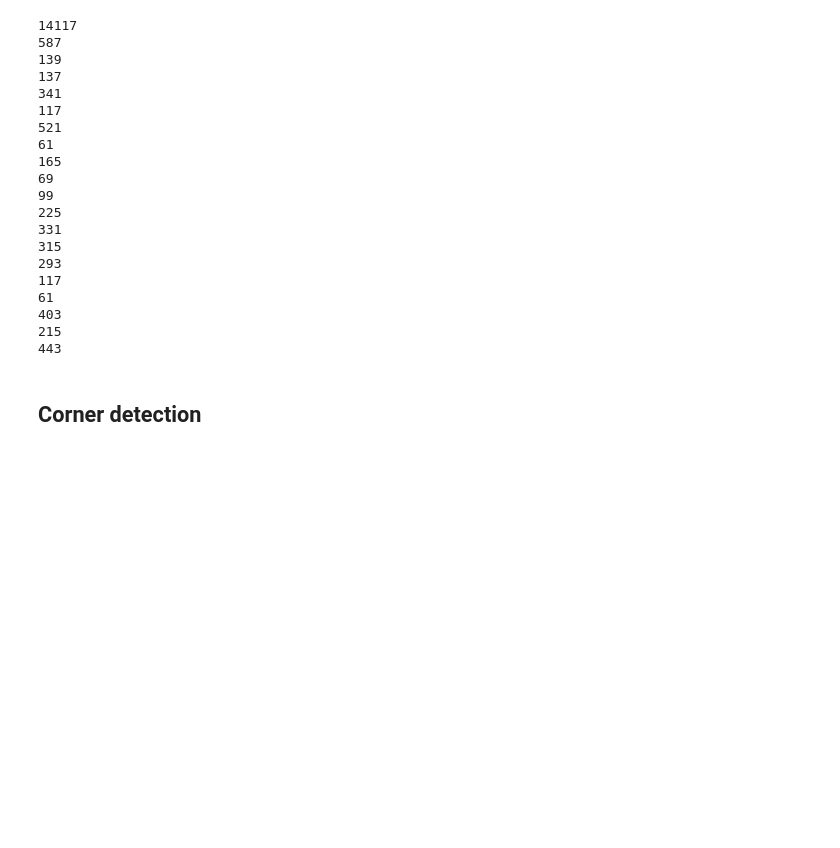
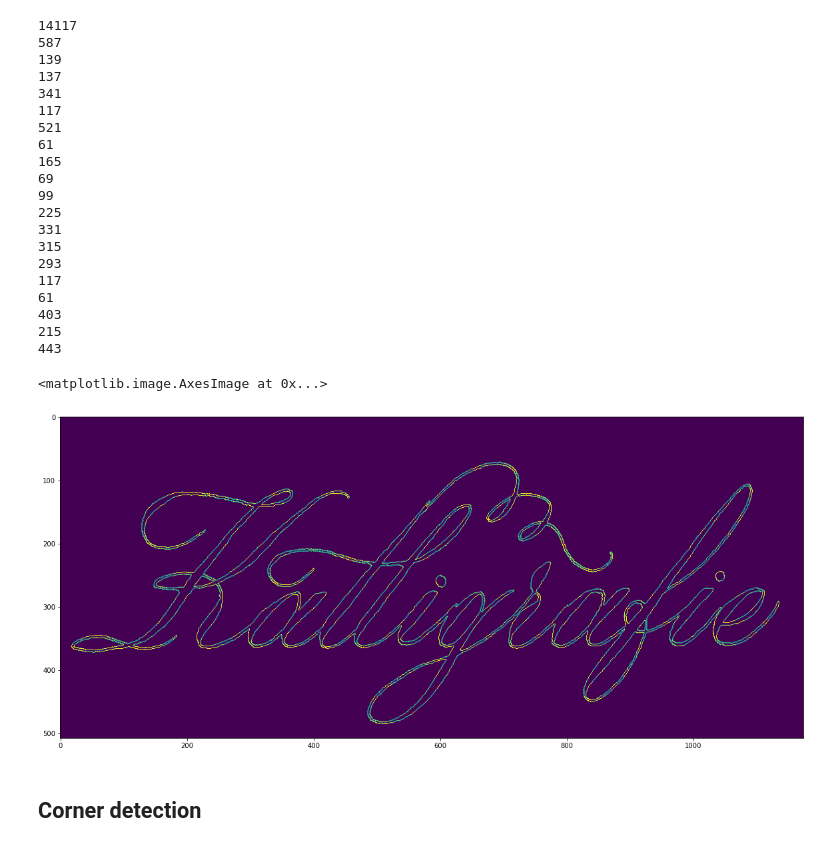
Before and after one commit to wechtits19/calligraphy-vectorization, a Jupyter notebook: test.ipynb, the cells around one changed output. Cells and saved outputs as stored; diff of their text form; code cells hidden in the pictures; blank space fills up the shorter version.

```diff
--- a/test.ipynb
+++ b/test.ipynb
@@ -100,6 +96,17 @@ for contour in contours:
 403
 215
 443
+# %%
+# Convert coordinates to image
+contour_img = np.ma.array(np.zeros(np.shape(x)))
+for contour in contours:
+    for pixel in np.int32(contour):
+        contour_img[pixel[0], pixel[1]] = 1
+
+plt.imshow(contour_img)
+# %% [output]
+<matplotlib.image.AxesImage at 0x...>
+[figure, added]
 # %% [markdown]
 ## Corner detection
 # %%
```
Also changed, not shown: parts of 31 cells of this notebook, 7 other files.
